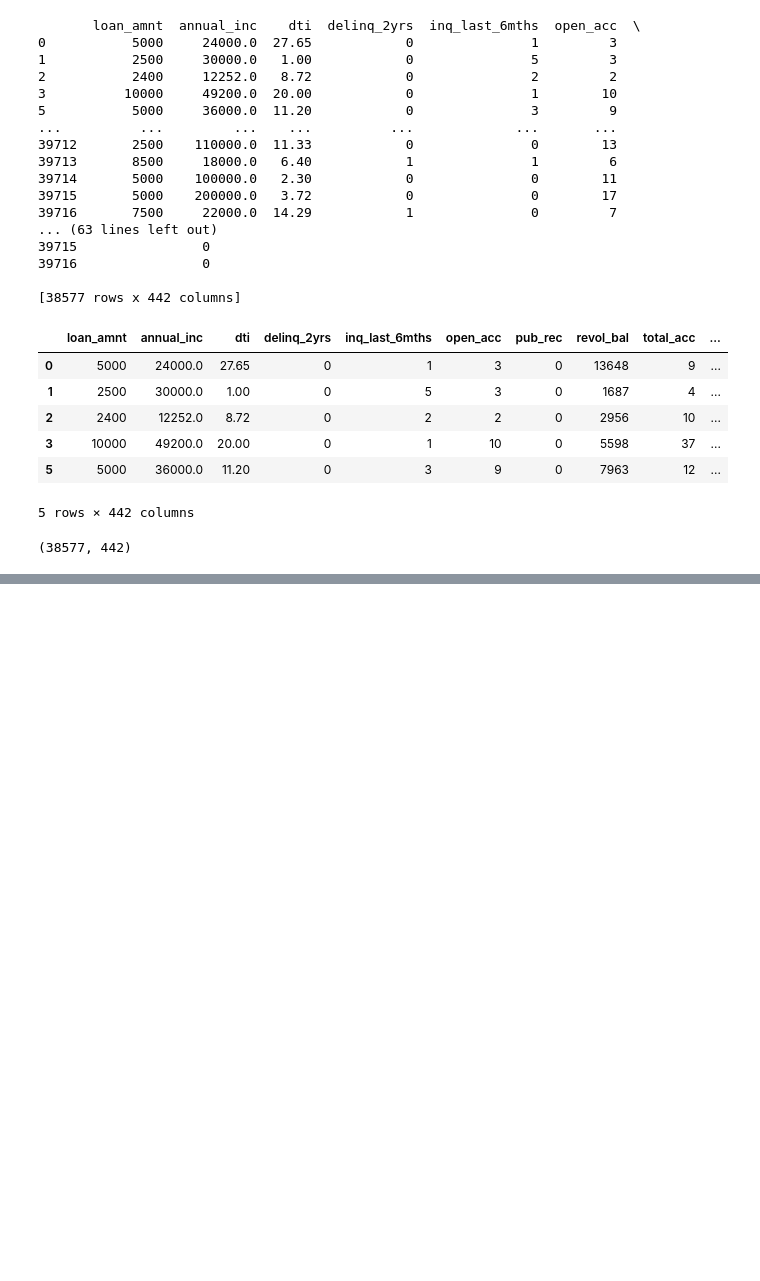
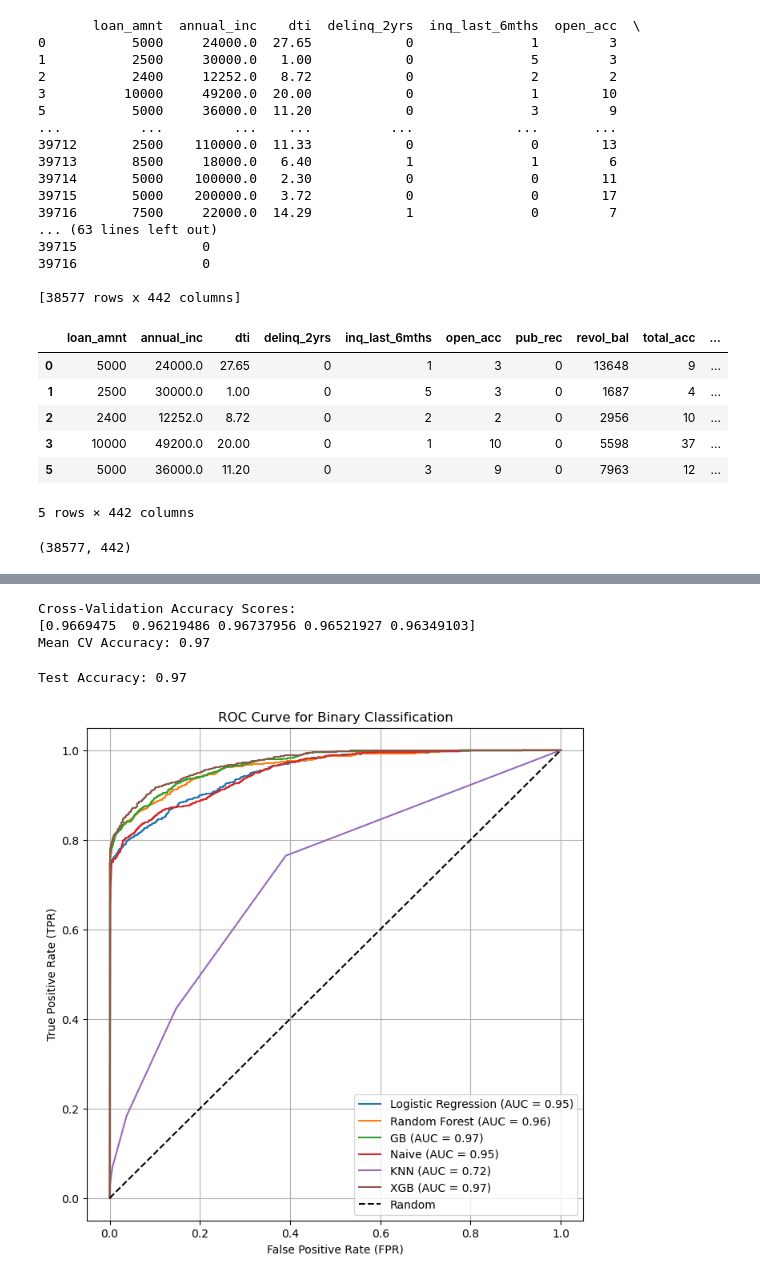
Before and after one commit to ntran119/data_projects, a Jupyter notebook: 2024_Predicting_Loans.ipynb, the cells around one changed output, grey strips where cells are left out. Cells and saved outputs as stored; diff of their text form; code cells hidden in the pictures; blank space fills up the shorter version.

```diff
--- a/2024_Predicting_Loans.ipynb
+++ b/2024_Predicting_Loans.ipynb
@@ -311,0 +318,2 @@ memory usage: 6.2+ MB
+# %%
+loan_df['loan_status_paid'] = np.where(loan_df['loan_status'] == 'Fully Paid', 0, 1)
@@ -312,3 +326,5 @@ memory usage: 6.2+ MB
+# %%
+loan_df = loan_df.drop(columns=['loan_status'])
 # %%
 # Get a list of all categorical columns
 categorical_columns = loan_df.select_dtypes(include=['object']).columns
@@ -352,0 +406,7 @@ df_encoded.shape
+# %%
+# train model
+
+# target
+y = df_encoded['loan_status_paid']
+# features
+X= df_encoded.drop(['loan_status_paid'], axis=1)
@@ -352,0 +517,67 @@ df_encoded.shape
+# %%
+from xgboost import XGBClassifier
+xgb_model = XGBClassifier()
+kf = StratifiedKFold(n_splits=5, shuffle=True, random_state=42)
+cv_scores = cross_val_score(gb_model, X_train_val, y_train_val, cv=kf, scoring='accuracy')
+# Print cross-validation results
+print("Cross-Validation Accuracy Scores:")
+print(cv_scores)
+print(f'Mean CV Accuracy: {cv_scores.mean():.2f}')
+# %% [output]
+Cross-Validation Accuracy Scores:
+[0.9669475  0.96219486 0.96737956 0.96521927 0.96349103]
+Mean CV Accuracy: 0.97
+# %%
+xgb_model.fit(X_train, y_train)
+
+# Step 5: Evaluate the final model on the test set
+test_predictions = xgb_model.predict(X_test)
+test_accuracy = accuracy_score(y_test, test_predictions)
+print(f'Test Accuracy: {test_accuracy:.2f}')
+# %% [output]
+Test Accuracy: 0.97
+# %%
+from sklearn.metrics import roc_curve, auc
+
+# Create train-test split
+X_train, X_test, y_train, y_test = train_test_split(X, y, test_size=0.2, random_state=42)
+
+# Define models
+models = [
+    ('Logistic Regression', LogisticRegression(penalty = 'l2', C= 0.1, max_iter = 1000)),
+    ('Random Forest', RandomForestClassifier(min_samples_split = 10)),
+    ('GB', GradientBoostingClassifier(min_samples_split = 10)),
+    ('Naive', GaussianNB()),
+    ('KNN', KNeighborsClassifier()),
+    ('XGB', XGBClassifier())
+]
+
+# Plot ROC curves for each model
+plt.figure(figsize=(8, 8))
+
+for name, model in models:
+    # Train the model
+    model.fit(X_train, y_train)
+
+    # Predict probabilities
+    y_prob = model.predict_proba(X_test)[:, 1]
+
+    # Compute ROC curve and AUC
+    fpr, tpr, thresholds = roc_curve(y_test, y_prob)
+    roc_auc = auc(fpr, tpr)
+
+    # Plot ROC curve
+    plt.plot(fpr, tpr, label=f'{name} (AUC = {roc_auc:.2f})')
+
+# Plot the diagonal line (random classifier)
+plt.plot([0, 1], [0, 1], 'k--', label='Random')
+
+# Customize the plot
+plt.xlabel('False Positive Rate (FPR)')
+plt.ylabel('True Positive Rate (TPR)')
+plt.title('ROC Curve for Binary Classification')
+plt.legend(loc='lower right')
+plt.grid(True)
+plt.show()
+# %% [output]
+[figure, added]
```
Also changed, not shown: parts of 19 cells of this notebook.
